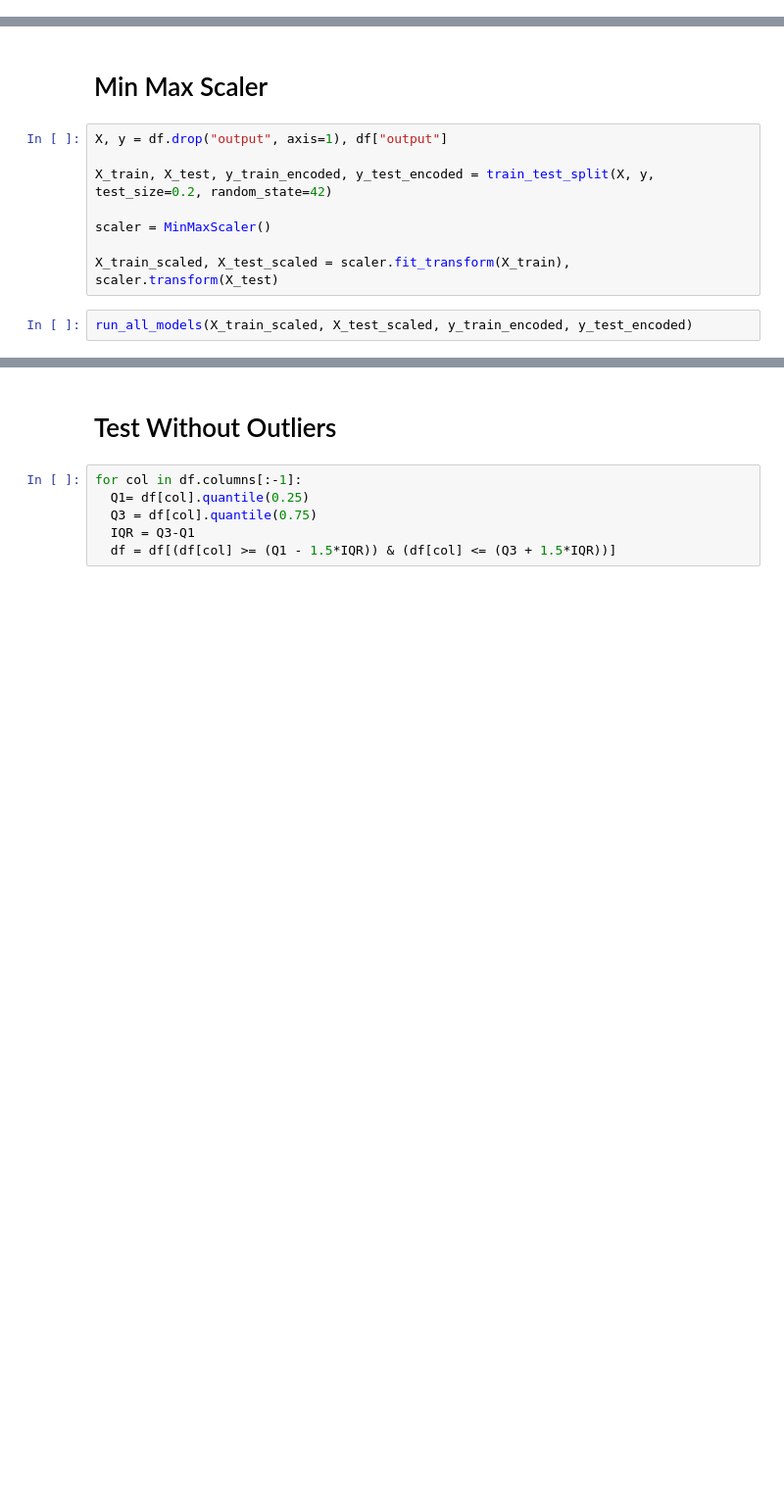
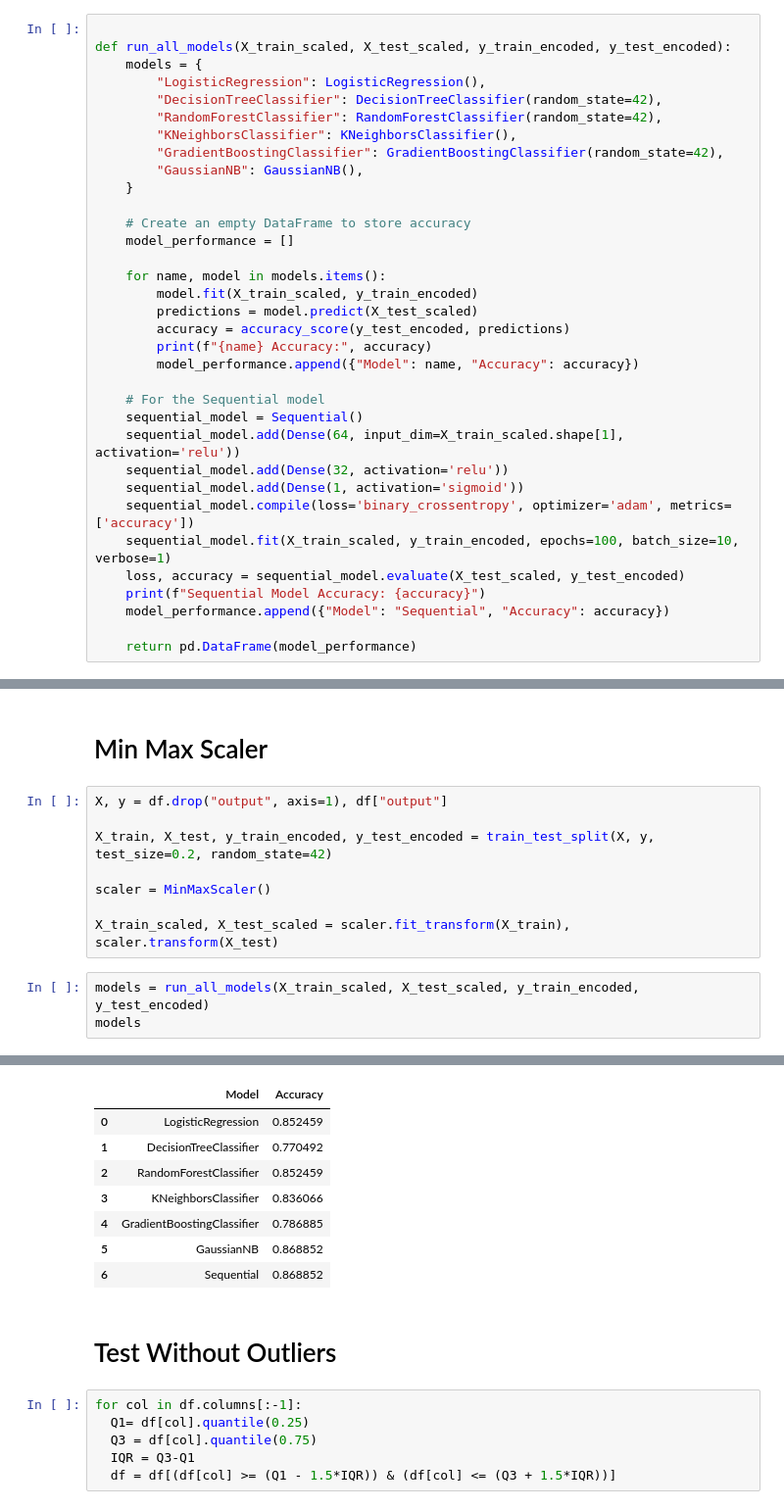
Before and after one commit to MaukanMir/Heart-Attack-Analysis, a Jupyter notebook: training.ipynb, the cells around one changed output, grey strips where cells are left out. Shown at 98% size. Saved outputs shown, nothing was run; the diff lists cells and outputs as text; blank space fills up the shorter version.

```diff
--- a/training.ipynb
+++ b/training.ipynb
@@ -79,3 +19,37 @@ def run_all_models(X_train_scaled, X_test_scaled, y_train_encoded, y_test_encode
+# %%
+
+def run_all_models(X_train_scaled, X_test_scaled, y_train_encoded, y_test_encoded):
+    models = {
+        "LogisticRegression": LogisticRegression(),
+        "DecisionTreeClassifier": DecisionTreeClassifier(random_state=42),
+        "RandomForestClassifier": RandomForestClassifier(random_state=42),
+        "KNeighborsClassifier": KNeighborsClassifier(),
+        "GradientBoostingClassifier": GradientBoostingClassifier(random_state=42),
+        "GaussianNB": GaussianNB(),
+    }
+
+    # Create an empty DataFrame to store accuracy
+    model_performance = []
+
+    for name, model in models.items():
+        model.fit(X_train_scaled, y_train_encoded)
+        predictions = model.predict(X_test_scaled)
+        accuracy = accuracy_score(y_test_encoded, predictions)
+        print(f"{name} Accuracy:", accuracy)
+        model_performance.append({"Model": name, "Accuracy": accuracy})
+
+    # For the Sequential model
+    sequential_model = Sequential()
+    sequential_model.add(Dense(64, input_dim=X_train_scaled.shape[1], activation='relu'))
+    sequential_model.add(Dense(32, activation='relu'))
+    sequential_model.add(Dense(1, activation='sigmoid'))
+    sequential_model.compile(loss='binary_crossentropy', optimizer='adam', metrics=['accuracy'])
+    sequential_model.fit(X_train_scaled, y_train_encoded, epochs=100, batch_size=10, verbose=1)
+    loss, accuracy = sequential_model.evaluate(X_test_scaled, y_test_encoded)
+    print(f"Sequential Model Accuracy: {accuracy}")
+    model_performance.append({"Model": "Sequential", "Accuracy": accuracy})
+
+    return pd.DataFrame(model_performance)
 # %%
 df = pd.read_csv("heart.csv")
 df
@@ -342,5 +212,6 @@ scaler = MinMaxScaler()
 
 X_train_scaled, X_test_scaled = scaler.fit_transform(X_train), scaler.transform(X_test)
 # %%
-run_all_models(X_train_scaled, X_test_scaled, y_train_encoded, y_test_encoded)
+models = run_all_models(X_train_scaled, X_test_scaled, y_train_encoded, y_test_encoded)
+models
 # %% [output]
@@ -364,3 +235,11 @@ Test Accuracy: 0.8360655903816223
+|  | Model | Accuracy |
+| 0 | LogisticRegression | 0.852459 |
+| 1 | DecisionTreeClassifier | 0.770492 |
+| 2 | RandomForestClassifier | 0.852459 |
+| 3 | KNeighborsClassifier | 0.836066 |
+| 4 | GradientBoostingClassifier | 0.786885 |
+| 5 | GaussianNB | 0.868852 |
+| 6 | Sequential | 0.868852 |
 # %% [markdown]
 # Test Without Outliers
 # %%
```
Also changed, not shown: parts of 22 cells of this notebook.
